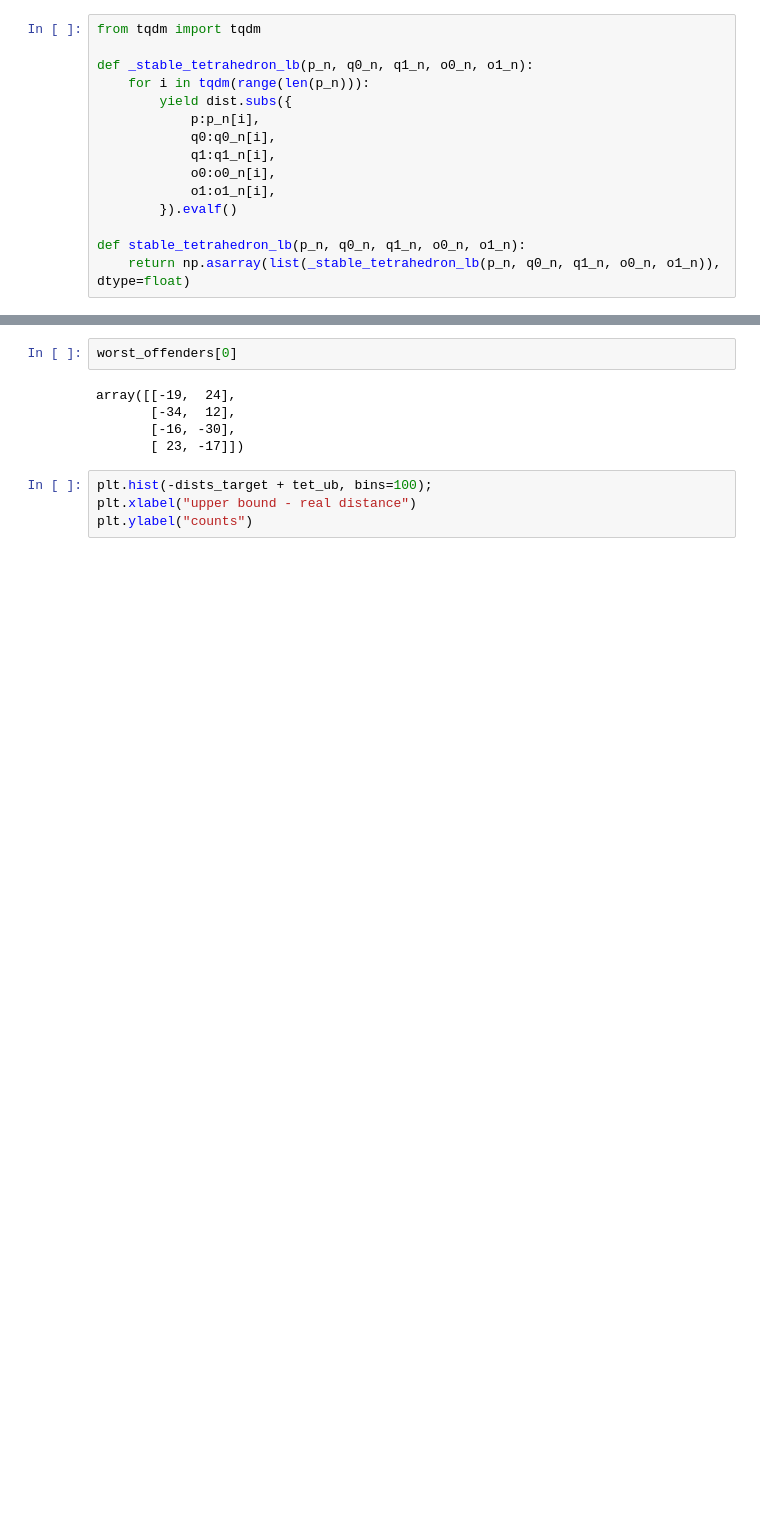
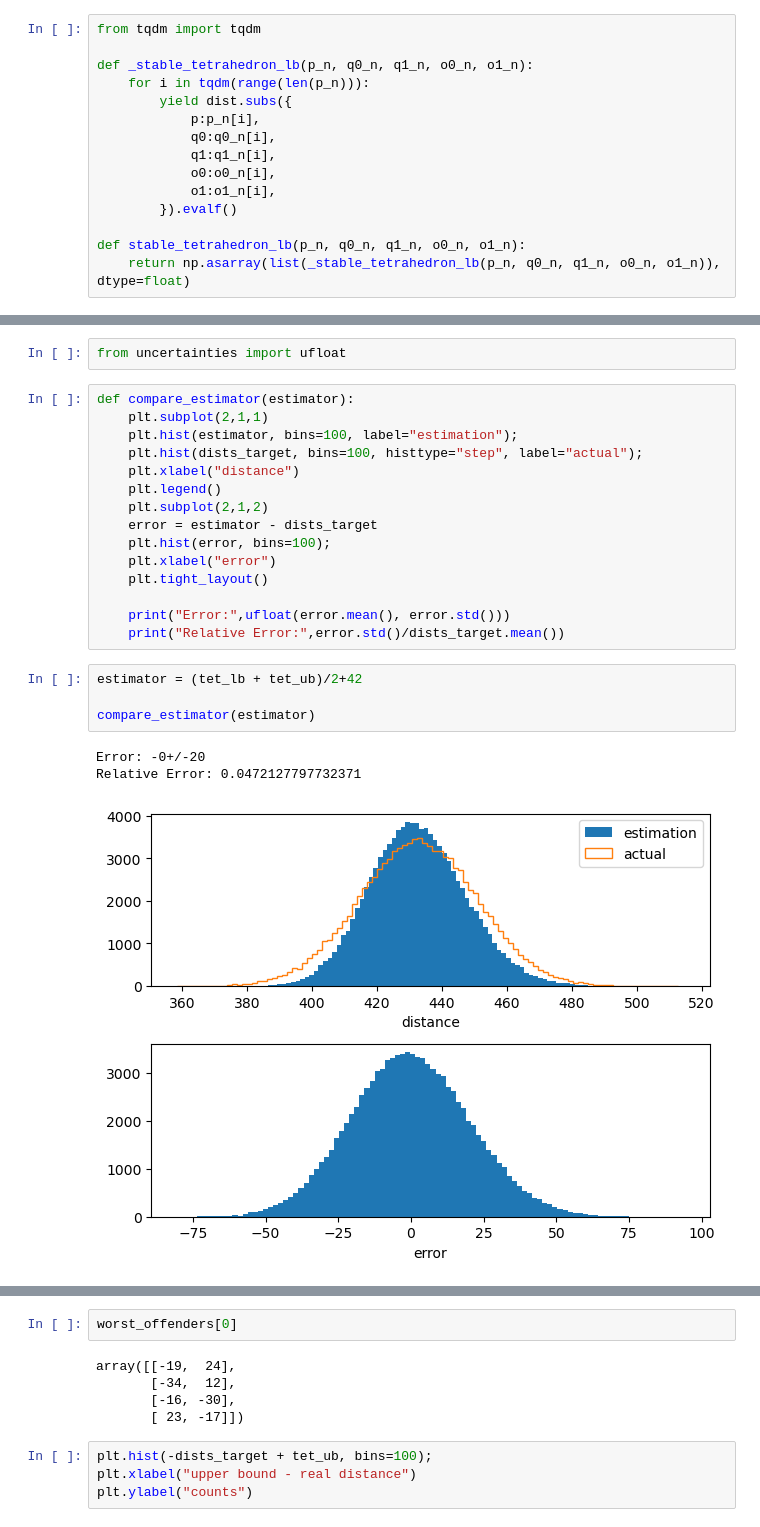
Before and after one commit to DimensionalScoop/metric_spaces, a Jupyter notebook: maths/tetrahedron/tetrahedron.ipynb, the cells around one changed output, grey strips where cells are left out. Cells and saved outputs as stored; diff of their text form; blank space fills up the shorter version.

```diff
--- a/maths/tetrahedron/tetrahedron.ipynb
+++ b/maths/tetrahedron/tetrahedron.ipynb
@@ -288,0 +292,25 @@ plt.show()
+# %%
+from uncertainties import ufloat
+# %%
+def compare_estimator(estimator):
+    plt.subplot(2,1,1)
+    plt.hist(estimator, bins=100, label="estimation");
+    plt.hist(dists_target, bins=100, histtype="step", label="actual");
+    plt.xlabel("distance")
+    plt.legend()
+    plt.subplot(2,1,2)
+    error = estimator - dists_target
+    plt.hist(error, bins=100);
+    plt.xlabel("error")
+    plt.tight_layout()
+
+    print("Error:",ufloat(error.mean(), error.std()))
+    print("Relative Error:",error.std()/dists_target.mean())
+# %%
+estimator = (tet_lb + tet_ub)/2+42
+
+compare_estimator(estimator)
+# %% [output]
+Error: -0+/-20
+Relative Error: 0.0472127797732371
+[figure, added]
```
Also changed, not shown: parts of 7 cells of this notebook.
